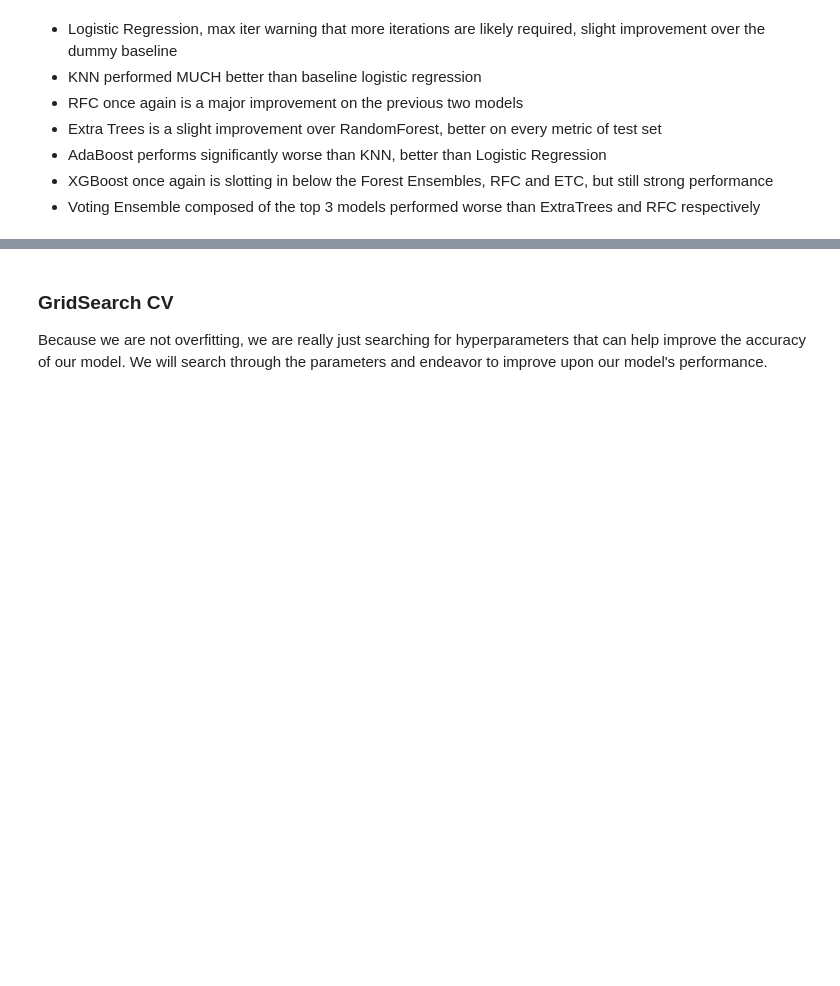
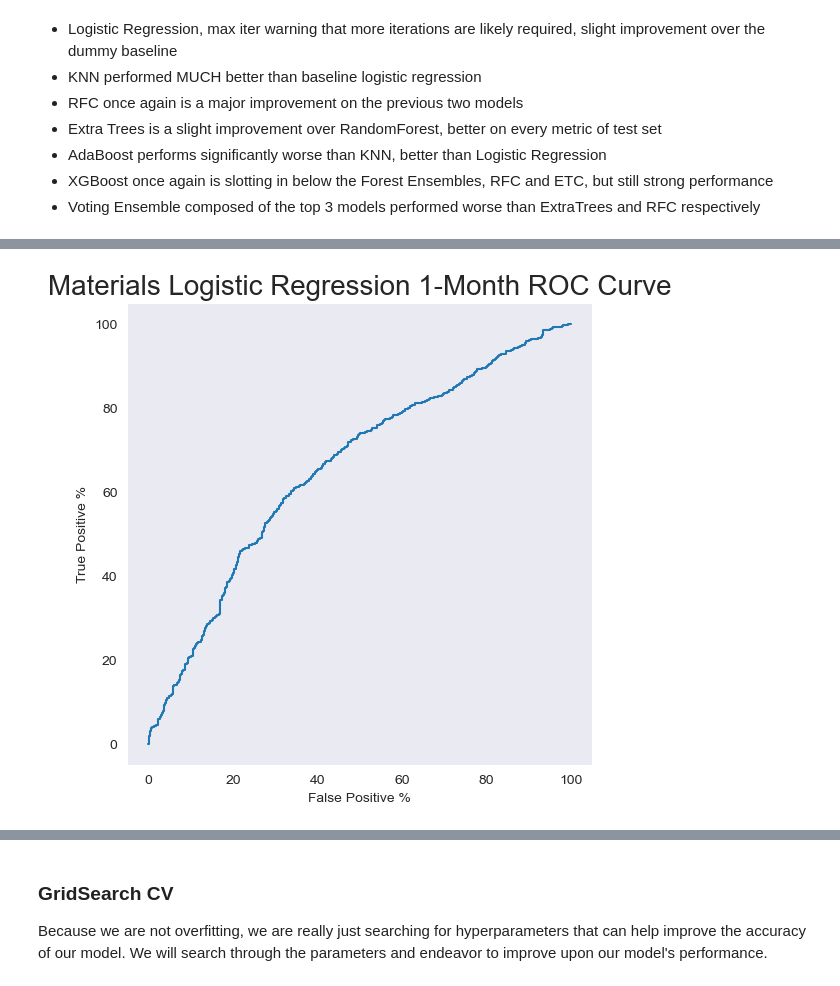
Before and after one commit to dvdhartsman/Stock_Market_Analysis, a Jupyter notebook: 2_SPDR_ETFs.ipynb, the cells around one changed output, grey strips where cells are left out. Drawn from its saved outputs; the diff is of its cells as text; code cells hidden in the pictures; blank space fills up the shorter version.

```diff
--- a/2_SPDR_ETFs.ipynb
+++ b/2_SPDR_ETFs.ipynb
@@ -1863,3 +510,7 @@ Overwriting spider_classes.py
+# %%
+logreg.roc_curve()
+# %% [output]
+[figure, added]
 # %%
 logreg.compare_roc_curve()
 # %% [output]
```
Also changed, not shown: parts of 8 cells of this notebook, 1 other file.
